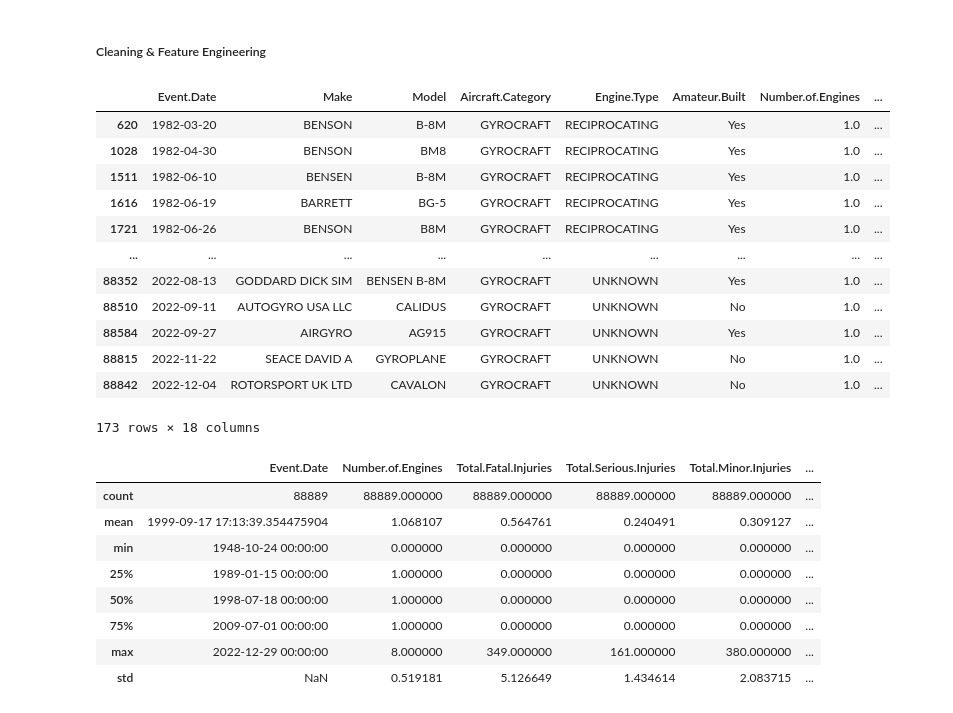
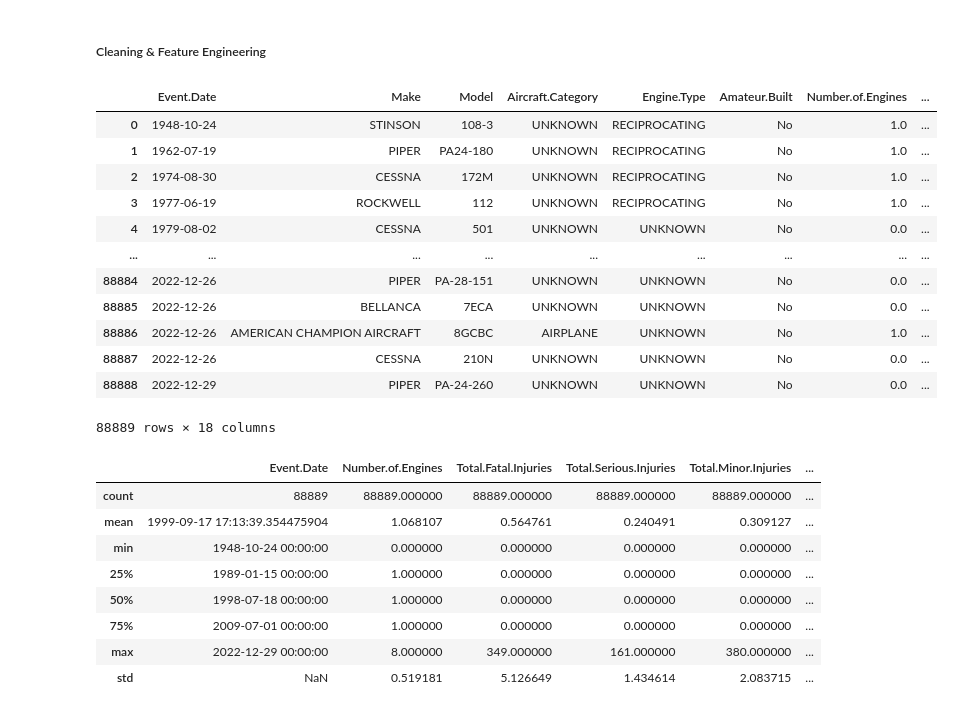
Before and after one commit to libertron/data_science_phase1_project, a Jupyter notebook: Main.ipynb, the cells around one changed output. Cells and saved outputs as stored; diff of their text form; code cells hidden in the pictures.

```diff
--- a/Main.ipynb
+++ b/Main.ipynb
@@ -258,22 +258,22 @@ df_focus['Model'] = df_focus['Model'].str.upper().str.strip()
 df_focus['Aircraft.Category'] = df_focus['Aircraft.Category'].str.upper()
 df_focus['Engine.Type'] = df_focus['Engine.Type'].str.upper()
 df_focus['Purpose.of.flight'] = df_focus['Purpose.of.flight'].str.upper()
-# %%
-df_focus[df_focus['Aircraft.Category'] == 'GYROCRAFT']
-# %% [output]
-|  | Event.Date | Make | Model | Aircraft.Category | Engine.Type | Amateur.Built | Number.of.Engines | ... |
-| 620 | 1982-03-20 | BENSON | B-8M | GYROCRAFT | RECIPROCATING | Yes | 1.0 | ... |
-| 1028 | 1982-04-30 | BENSON | BM8 | GYROCRAFT | RECIPROCATING | Yes | 1.0 | ... |
-| 1511 | 1982-06-10 | BENSEN | B-8M | GYROCRAFT | RECIPROCATING | Yes | 1.0 | ... |
-| 1616 | 1982-06-19 | BARRETT | BG-5 | GYROCRAFT | RECIPROCATING | Yes | 1.0 | ... |
-| 1721 | 1982-06-26 | BENSON | B8M | GYROCRAFT | RECIPROCATING | Yes | 1.0 | ... |
-| ... | ... | ... | ... | ... | ... | ... | ... | ... |
-| 88352 | 2022-08-13 | GODDARD DICK SIM | BENSEN B-8M | GYROCRAFT | UNKNOWN | Yes | 1.0 | ... |
-| 88510 | 2022-09-11 | AUTOGYRO USA LLC | CALIDUS | GYROCRAFT | UNKNOWN | No | 1.0 | ... |
-| 88584 | 2022-09-27 | AIRGYRO | AG915 | GYROCRAFT | UNKNOWN | Yes | 1.0 | ... |
-| 88815 | 2022-11-22 | SEACE DAVID A | GYROPLANE | GYROCRAFT | UNKNOWN | No | 1.0 | ... |
-| 88842 | 2022-12-04 | ROTORSPORT UK LTD | CAVALON | GYROCRAFT | UNKNOWN | No | 1.0 | ... |
-173 rows × 18 columns
+# %%
+df_focus
+# %% [output]
+|  | Event.Date | Make | Model | Aircraft.Category | Engine.Type | Amateur.Built | Number.of.Engines | ... |
+| 0 | 1948-10-24 | STINSON | 108-3 | UNKNOWN | RECIPROCATING | No | 1.0 | ... |
+| 1 | 1962-07-19 | PIPER | PA24-180 | UNKNOWN | RECIPROCATING | No | 1.0 | ... |
+| 2 | 1974-08-30 | CESSNA | 172M | UNKNOWN | RECIPROCATING | No | 1.0 | ... |
+| 3 | 1977-06-19 | ROCKWELL | 112 | UNKNOWN | RECIPROCATING | No | 1.0 | ... |
+| 4 | 1979-08-02 | CESSNA | 501 | UNKNOWN | UNKNOWN | No | 0.0 | ... |
+| ... | ... | ... | ... | ... | ... | ... | ... | ... |
+| 88884 | 2022-12-26 | PIPER | PA-28-151 | UNKNOWN | UNKNOWN | No | 0.0 | ... |
+| 88885 | 2022-12-26 | BELLANCA | 7ECA | UNKNOWN | UNKNOWN | No | 0.0 | ... |
+| 88886 | 2022-12-26 | AMERICAN CHAMPION AIRCRAFT | 8GCBC | AIRPLANE | UNKNOWN | No | 1.0 | ... |
+| 88887 | 2022-12-26 | CESSNA | 210N | UNKNOWN | UNKNOWN | No | 0.0 | ... |
+| 88888 | 2022-12-29 | PIPER | PA-24-260 | UNKNOWN | UNKNOWN | No | 0.0 | ... |
+88889 rows × 18 columns
 # %%
 df_focus.describe()
 # %% [output]
```
Also changed, not shown: 1 other file.
